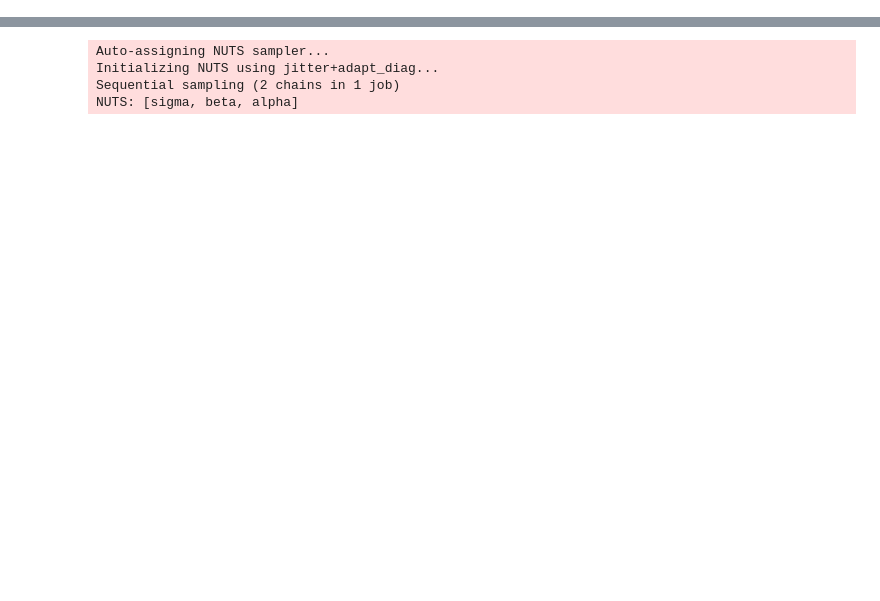
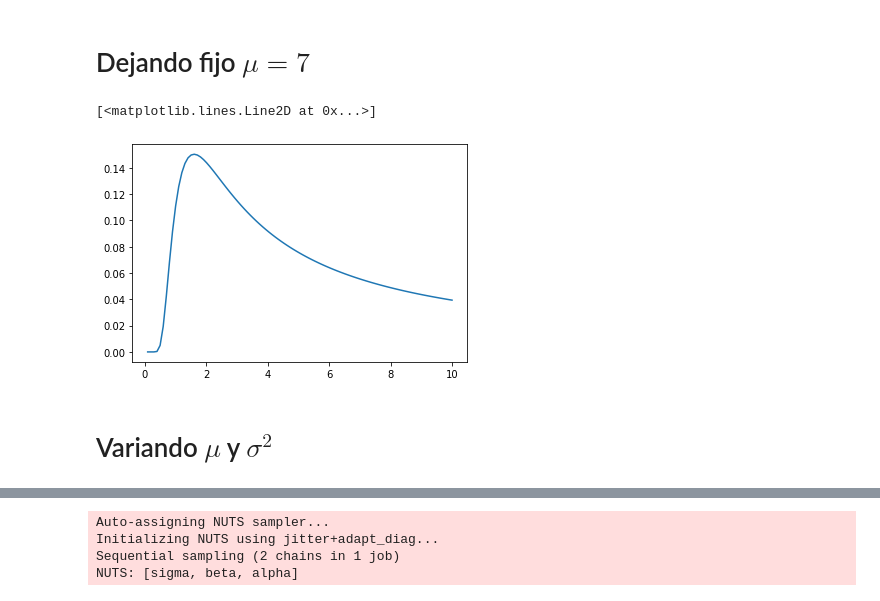
Before and after one commit to molgor/tutorial_pymc3, a Jupyter notebook: notebooks/Tutorial PMC3-nuevo.ipynb, the cells around one changed output, grey strips where cells are left out. Cells and saved outputs as stored; diff of their text form; code cells hidden in the pictures; blank space fills up the shorter version.

```diff
--- a/notebooks/Tutorial PMC3-nuevo.ipynb
+++ b/notebooks/Tutorial PMC3-nuevo.ipynb
@@ -114,0 +112,16 @@ MCMC (Markov Chain Monte Carlo)
+# %% [markdown]
+# Dejando fijo $\mu = 7 $
+# %%
+obs = np.random.normal(loc=7,scale=3.5,size=1)
+mu = 7
+llh = []
+sigmas = np.linspace(0,10,100)
+for sigma in sigmas:
+        llh.append(likelihood_f(mu,sigma))
+llh_ = np.array(llh)
+plt.plot(sigmas,llh_)
+# %% [output]
+[<matplotlib.lines.Line2D at 0x...>]
+[figure, added]
+# %% [markdown]
+# Variando $\mu$ y $\sigma^2$
```
Also changed, not shown: parts of 63 cells of this notebook, 6 other files.
